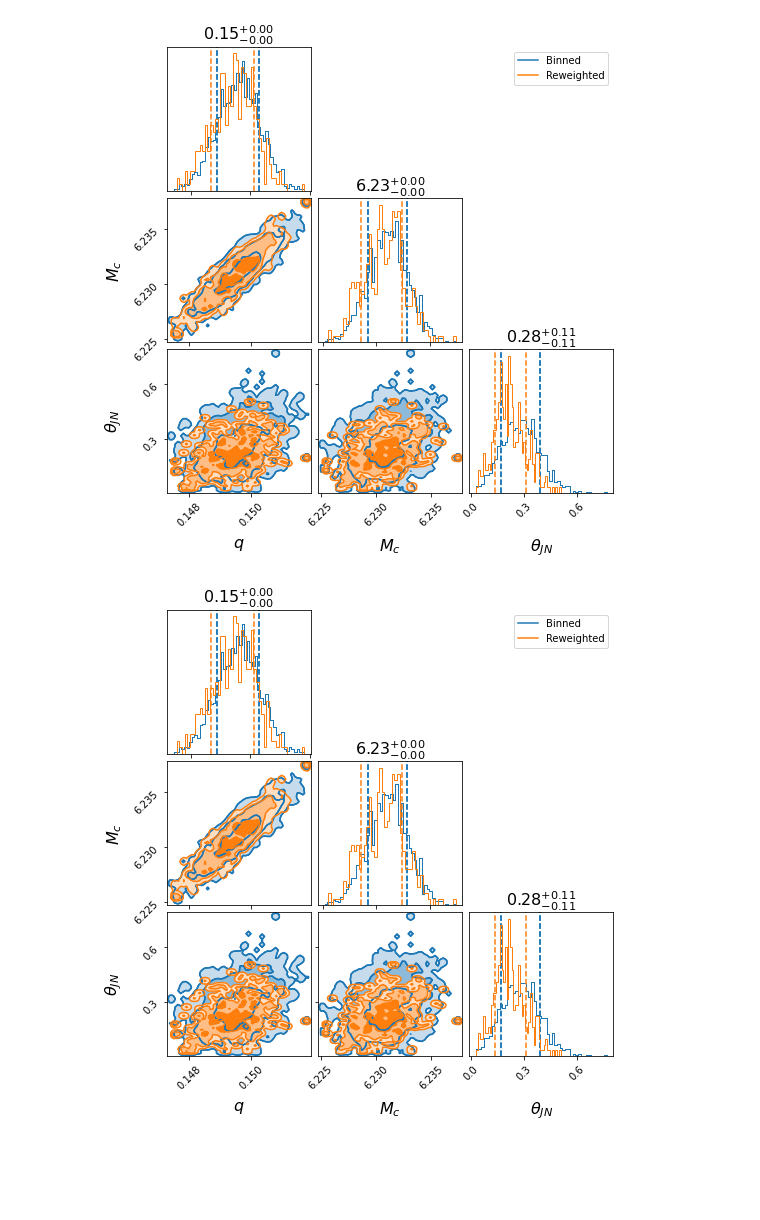
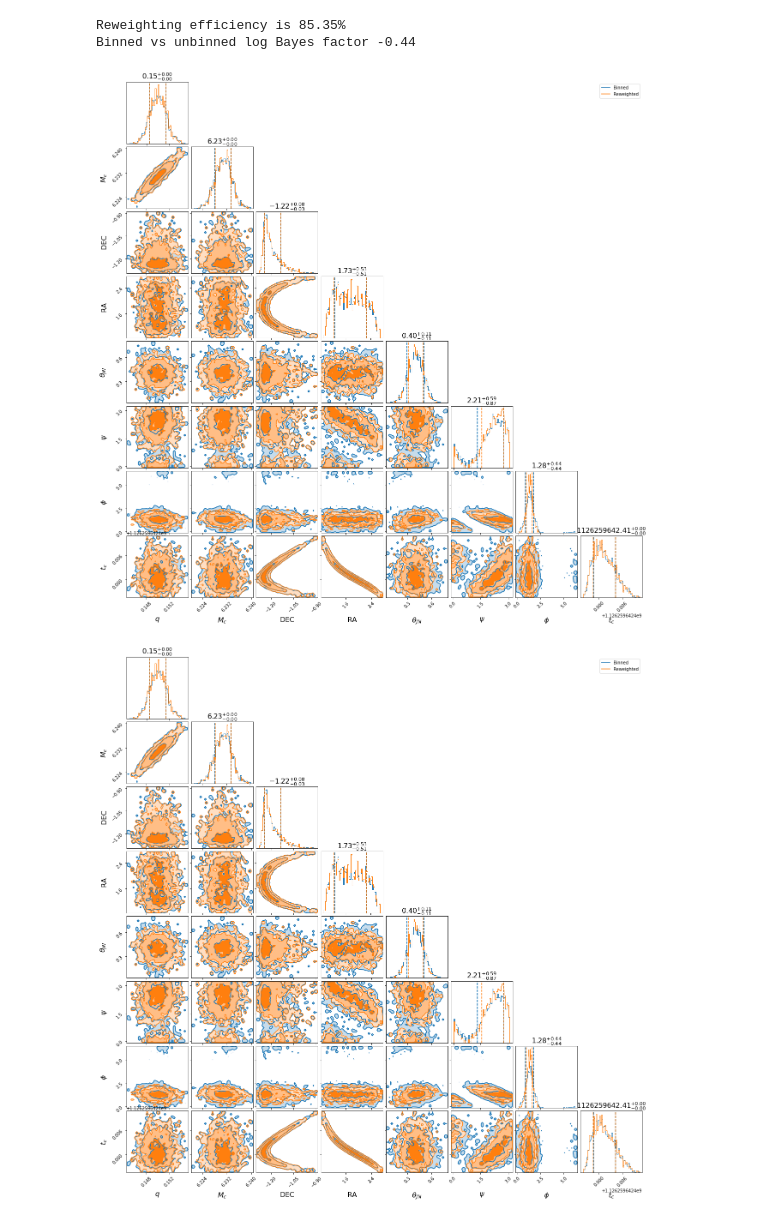
Before and after one commit to Ben-Stadel/CITA_2024, a Jupyter notebook: NSBHMerger1.ipynb, the cells around one changed output. Cells and saved outputs as stored; diff of their text form; code cells hidden in the pictures; blank space fills up the shorter version.

```diff
--- a/NSBHMerger1.ipynb
+++ b/NSBHMerger1.ipynb
@@ -21,12 +21,12 @@ sampling_frequency = 2048.0
 minimum_frequency = 20
 
 # Specify the output directory and the name of the simulation.
-outdir = "outdir1"
+outdir = "outdir2"
 label = "relative"
 bilby.core.utils.setup_logger(outdir=outdir, label=label)
 
 # Set up a random seed for result reproducibility.  This is optional!
-np.random.seed(88170235)
+# np.random.seed(88170235)
 
 # We are going to inject a binary black hole waveform.  We first establish a
 # dictionary of parameters that includes all of the different waveform
@@ -52,8 +52,7 @@ injection_parameters = dict(
 )
 
 # Fixed arguments passed into the source model
-waveform_arguments = dict(
-    waveform_approximant="IMRPhenomXPHM",
+waveform_arguments = dict(    waveform_approximant="IMRPhenomXPHM",
     reference_frequency=50.0,
     minimum_frequency=minimum_frequency,
 )
@@ -62,7 +61,6 @@ waveform_arguments = dict(
 waveform_generator = bilby.gw.WaveformGenerator(
     duration=duration,
     sampling_frequency=sampling_frequency,
-    # frequency_domain_source_model=bilby.gw.source.lal_binary_black_hole,
     frequency_domain_source_model=bilby.gw.source.lal_binary_black_hole_relative_binning,
     parameter_conversion=bilby.gw.conversion.convert_to_lal_binary_black_hole_parameters,
     waveform_arguments=waveform_arguments,
@@ -72,7 +70,7 @@ waveform_generator = bilby.gw.WaveformGenerator(
 # (LIGO-Hanford (H1), LIGO-Livingston (L1). These default to their design
 # sensitivity
 ifos = bilby.gw.detector.InterferometerList(["H1", "L1"])
-ifos.set_strain_data_from_power_spectral_densities(
+ifos.set_strain_data_from_zero_noise(
     sampling_frequency=sampling_frequency,
     duration=duration,
     start_time=injection_parameters["geocent_time"] - 60,
@@ -93,14 +91,27 @@ ifos.inject_signal(
 # sampler.  If we do nothing, then the default priors get used.
 priors = bilby.gw.prior.BBHPriorDict()
 for key in [
-    "a_1","a_2","tilt_1","tilt_2","phi_12","phi_jl","psi",
-    "ra","dec","geocent_time","phase"]:
+    "a_1","a_2","tilt_1","tilt_2","phi_12","phi_jl"]:
     priors[key] = injection_parameters[key]
+# psi, ra, dec, geocent_time, phase
+priors["mass_2"] = bilby.core.prior.base.Constraint(minimum=2, maximum=5, latex_label='$m_2$', unit=None)
+priors["mass_ratio"] = bilby.gw.prior.UniformInComponentsMassRatio(minimum=0.05,
+                                                                   maximum=0.5,
+                                                                   name='mass_ratio',
+                                                                   latex_label='$q$', unit=None,
+                                                                   boundary=None, equal_mass=False)
+priors["chirp_mass"] = bilby.gw.prior.UniformInComponentsChirpMass(minimum = 1, maximum = 25,
+                                                                   name="chirp+mass", latex_label = '$M_c$')
+priors["luminosity_distance"] = bilby.gw.prior.UniformSourceFrame(minimum=100.0, maximum=1000.0,
+                                                                  cosmology='Planck15',
+                                                                  name='luminosity_distance',
+                                                                  latex_label='$d_L$',
+                                                                  unit='Mpc', boundary=None)
+priors['geocent_time'] = bilby.gw.prior.Uniform(name="geocent_time",
+                                               minimum=injection_parameters['geocent_time']-0.1,
+                                               maximum=injection_parameters['geocent_time']+0.1)
 
-priors["mass_2"] = bilby.core.prior.base.Constraint(minimum=2, maximum=5, latex_label='$m_2$', unit=None)
-priors["mass_ratio"] = bilby.gw.prior.UniformInComponentsMassRatio(minimum=0.05, maximum=0.5, name='mass_ratio', latex_label='$q$', unit=None, boundary=None, equal_mass=False)
-priors["chirp_mass"] = bilby.gw.prior.UniformInComponentsChirpMass(minimum = 1, maximum = 25, name="chirp+mass", latex_label = '$M_c$')
-priors["luminosity_distance"] = bilby.gw.prior.UniformSourceFrame(minimum=100.0, maximum=5000.0, cosmology='Planck15', name='luminosity_distance', latex_label='$d_L$', unit='Mpc', boundary=None)
+
 print(priors)
 # Perform a check that the prior does not extend to a parameter space longer than the data
 priors.validate_prior(duration, minimum_frequency)
@@ -234,2 +259,4 @@ Binned vs unbinned log Bayes factor 1.06
+Reweighting efficiency is 85.35%
+Binned vs unbinned log Bayes factor -0.44
-[figure, old version]
+[figure, new version]
-[figure, old version]
+[figure, new version]
```
Also changed, not shown: parts of 3 cells of this notebook.
